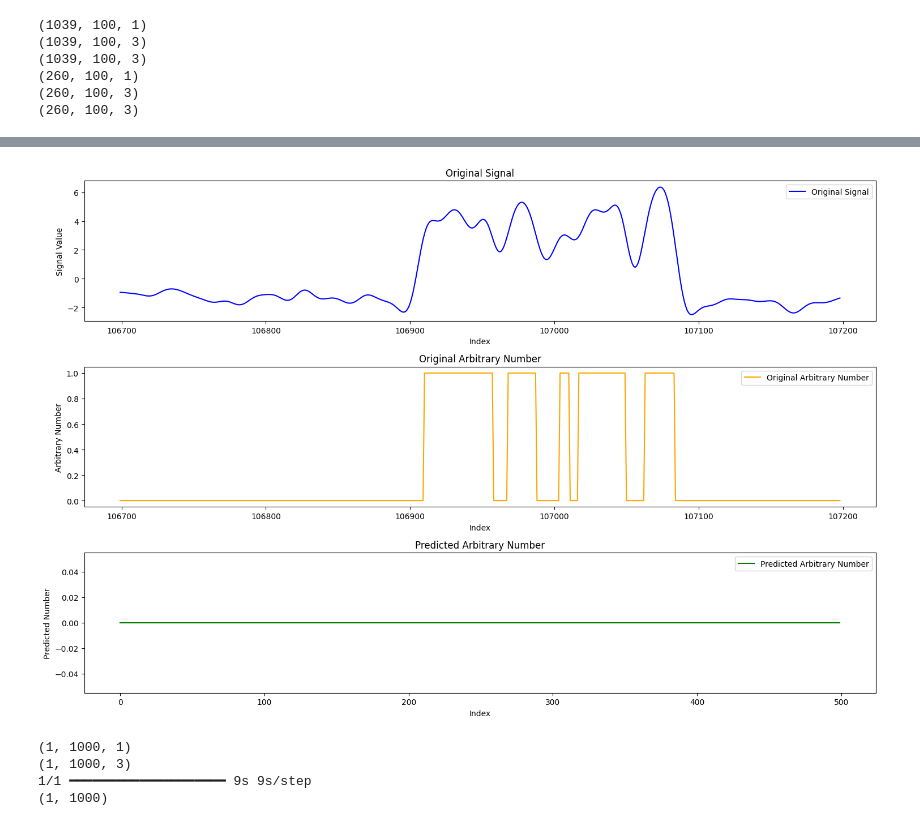
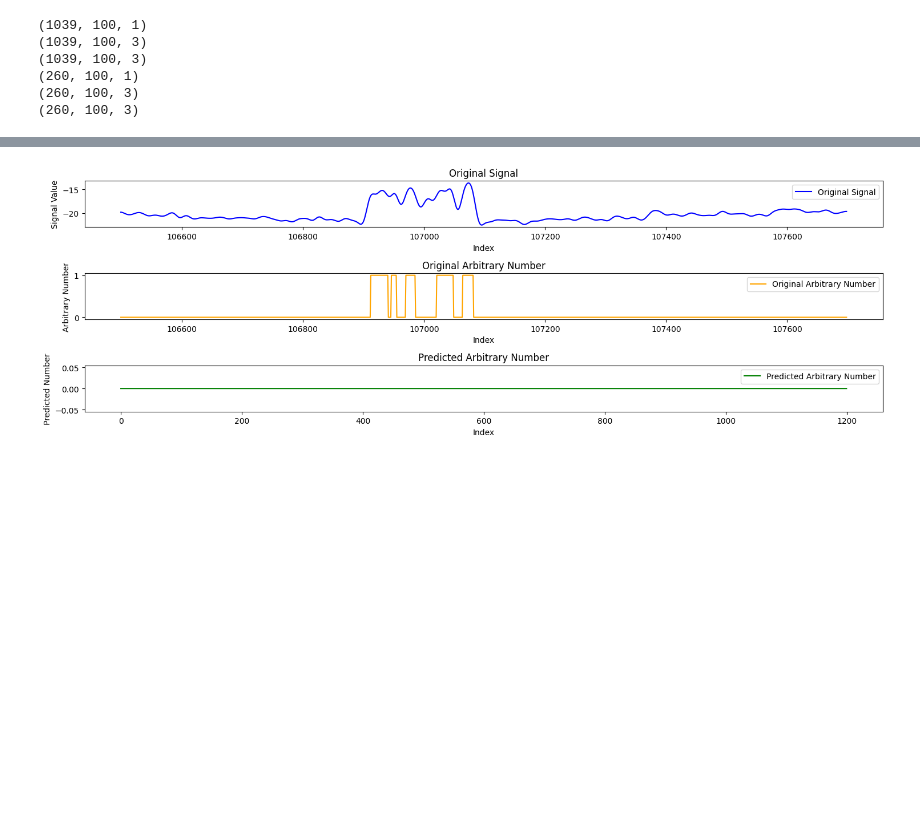
Before and after one commit to DCel567/PatchClamp_nn, a Jupyter notebook: enc_dec.ipynb, the cells around one changed output, grey strips where cells are left out. Drawn from its saved outputs; the diff is of its cells as text; code cells hidden in the pictures; blank space fills up the shorter version.

Commit message:
more models tested

```diff
--- a/enc_dec.ipynb
+++ b/enc_dec.ipynb
@@ -185,10 +206,17 @@ def reshape_to_batches(x, batch_size):
 # %%
 encoder_input_data = reshape_to_batches(encoder_input_data, 100)
 decoder_input_data = reshape_to_batches(decoder_input_data, 100)
+decoder_input_data = decoder_input_data.astype(int)
+
 decoder_target_data = reshape_to_batches(decoder_target_data, 100)
+decoder_target_data = decoder_target_data.astype(int)
+
 encoder_input_data_test = reshape_to_batches(encoder_input_data_test, 100)
 decoder_input_data_test = reshape_to_batches(decoder_input_data_test, 100)
+decoder_input_data_test = decoder_input_data_test.astype(int)
+
 decoder_target_data_test = reshape_to_batches(decoder_target_data_test, 100)
+decoder_target_data_test = decoder_target_data_test.astype(int)
 # %% [output]
 (1039, 100, 1)
 (1039, 100, 3)
@@ -196,3 +224,6 @@ decoder_target_data_test = reshape_to_batches(decoder_target_data_test, 100)
 (260, 100, 1)
 (260, 100, 3)
 (260, 100, 3)
+# %%
+model = create_model2()
+model.summary()
@@ -199,5 +248,5 @@ decoder_target_data_test = reshape_to_batches(decoder_target_data_test, 100)
 # %%
-model = create_model1()
-class_weights = {0: 1, 1: 1, 2: 2}
-model.fit([encoder_input_data, decoder_input_data], decoder_target_data, batch_size=32, epochs=15, class_weight=class_weights)
+
+class_weights = {0: 1, 1: 2, 2: 2}
+model.fit([encoder_input_data, decoder_input_data], decoder_target_data, batch_size=50, epochs=200, class_weight=class_weights)
 # %% [output]
@@ -304,7 +353,7 @@ def decode_sequence(model, input_seq):
 
     return decoded_sequence
 
-jopa = np.expand_dims(X_test[2500:3200], axis=0)
+jopa = np.expand_dims(X_test[2500:3700], axis=0)
 jopa = np.expand_dims(jopa, axis=-1)
 print(jopa.shape)
 
@@ -335,57 +384,34 @@ print(jopa.shape)
 reshaped_data = jopa.reshape(-1)
 
 
-plt.figure(figsize=(15, 10))
+plt.figure(figsize=(15, 5))
 
 # Original Signal
 plt.subplot(3, 1, 1)
 #plt.plot(X_scaled[:, 0, :], label='Original Signal', color='blue')
-plt.plot(X_test[2700:3200], label='Original Signal', color='blue')
+plt.plot(X_test[2500:3700], label='Original Signal', color='blue')
 plt.title('Original Signal')
 plt.xlabel('Index')
 plt.ylabel('Signal Value')
 plt.legend()
 
 # Original Arbitrary Number
 plt.subplot(3, 1, 2) #data.index
-plt.plot(y_test[2700:3200], label='Original Arbitrary Number', color='orange')
+plt.plot(y_test[2500:3700], label='Original Arbitrary Number', color='orange')
 plt.title('Original Arbitrary Number')
 plt.xlabel('Index')
 plt.ylabel('Arbitrary Number')
 plt.legend()
 
 # Predicted Arbitrary Number
 plt.subplot(3, 1, 3) # data.index[-len(y_test):]
 plt.plot(reshaped_data, label='Predicted Arbitrary Number', color='green')
 plt.title('Predicted Arbitrary Number')
 plt.xlabel('Index')
 plt.ylabel('Predicted Number')
 plt.legend()
 
 plt.tight_layout()
 plt.show()
 # %% [output]
-[figure, old version]
+[figure, new version]
-# %%
-
-points = 3100
-jopa = np.expand_dims(X_test[2200:3200], axis=0)
-jopa = np.expand_dims(jopa, axis=-1)
-
-encoder_input_batch = jopa
-print(encoder_input_batch.shape)
-
-# Example decoder input (shape: (num_samples, sequence_length, 3))
-decoder_input_batch = decoder_input_data_test.reshape(1, -1, 3)[:, 2200:3200, :]
-print(decoder_input_batch.shape)
-
-# Perform prediction
-batch_predictions = model.predict([encoder_input_batch, decoder_input_batch])
-predicted_classes = np.argmax(batch_predictions, axis=-1)  # Shape: (num_samples, sequence_length)
-
-print(predicted_classes.shape)
-# %% [output]
-(1, 1000, 1)
-(1, 1000, 3)
-1/1 ━━━━━━━━━━━━━━━━━━━━ 9s 9s/step
-(1, 1000)
```
Also changed, not shown: parts of 12 cells of this notebook, 10 other files.
